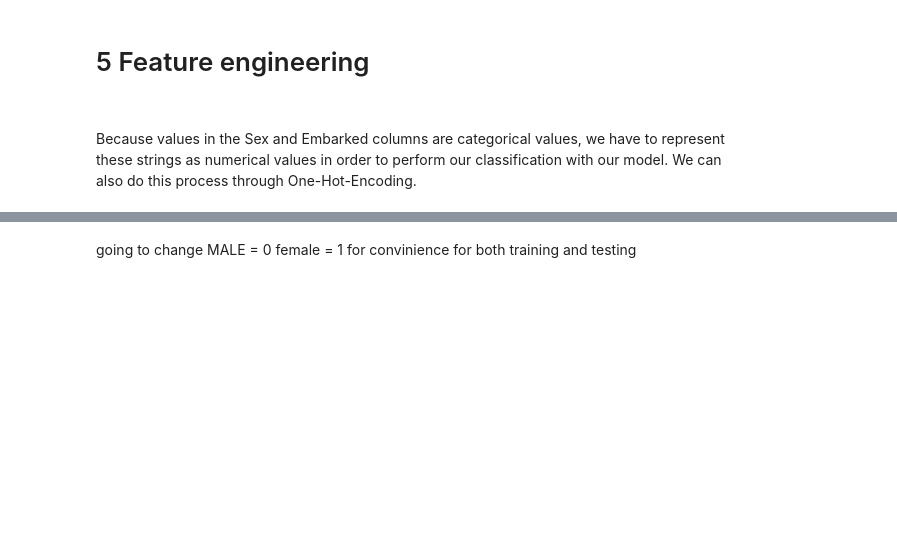
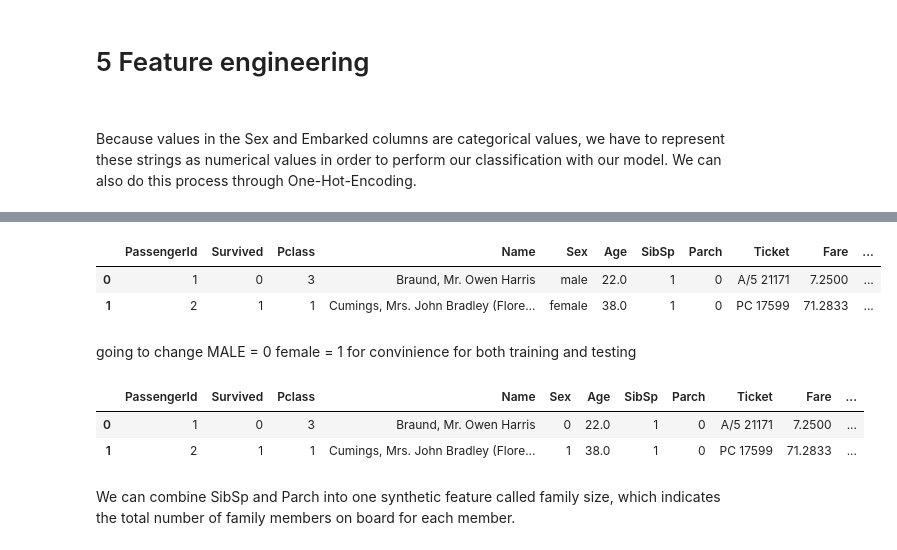
Before and after one commit to JohnMat7/Titanic_survivors_ml_contest_kaggle, a Jupyter notebook: ml to predict titanic survivors.ipynb, the cells around one changed output, grey strips where cells are left out. Saved outputs shown, nothing was run; the diff lists cells and outputs as text; code cells hidden in the pictures; blank space fills up the shorter version.

```diff
--- a/ml to predict titanic survivors.ipynb
+++ b/ml to predict titanic survivors.ipynb
@@ -407,3 +411,9 @@ test.sample(5)
+# %%
+training.head(2)
+# %% [output]
+|  | PassengerId | Survived | Pclass | Name | Sex | Age | SibSp | Parch | Ticket | Fare | ... |
+| 0 | 1 | 0 | 3 | Braund, Mr. Owen Harris | male | 22.0 | 1 | 0 | A/5 21171 | 7.2500 | ... |
+| 1 | 2 | 1 | 1 | Cumings, Mrs. John Bradley (Flore... | female | 38.0 | 1 | 0 | PC 17599 | 71.2833 | ... |
 # %% [markdown]
 going to change
 MALE = 0
@@ -410,0 +435,8 @@ female = 1 for convinience for both training and testing
+# %%
+training.head(2)
+# %% [output]
+|  | PassengerId | Survived | Pclass | Name | Sex | Age | SibSp | Parch | Ticket | Fare | ... |
+| 0 | 1 | 0 | 3 | Braund, Mr. Owen Harris | 0 | 22.0 | 1 | 0 | A/5 21171 | 7.2500 | ... |
+| 1 | 2 | 1 | 1 | Cumings, Mrs. John Bradley (Flore... | 1 | 38.0 | 1 | 0 | PC 17599 | 71.2833 | ... |
+# %% [markdown]
+We can combine SibSp and Parch into one synthetic feature called family size, which indicates the total number of family members on board for each member.
```
Also changed, not shown: parts of 31 cells of this notebook.
